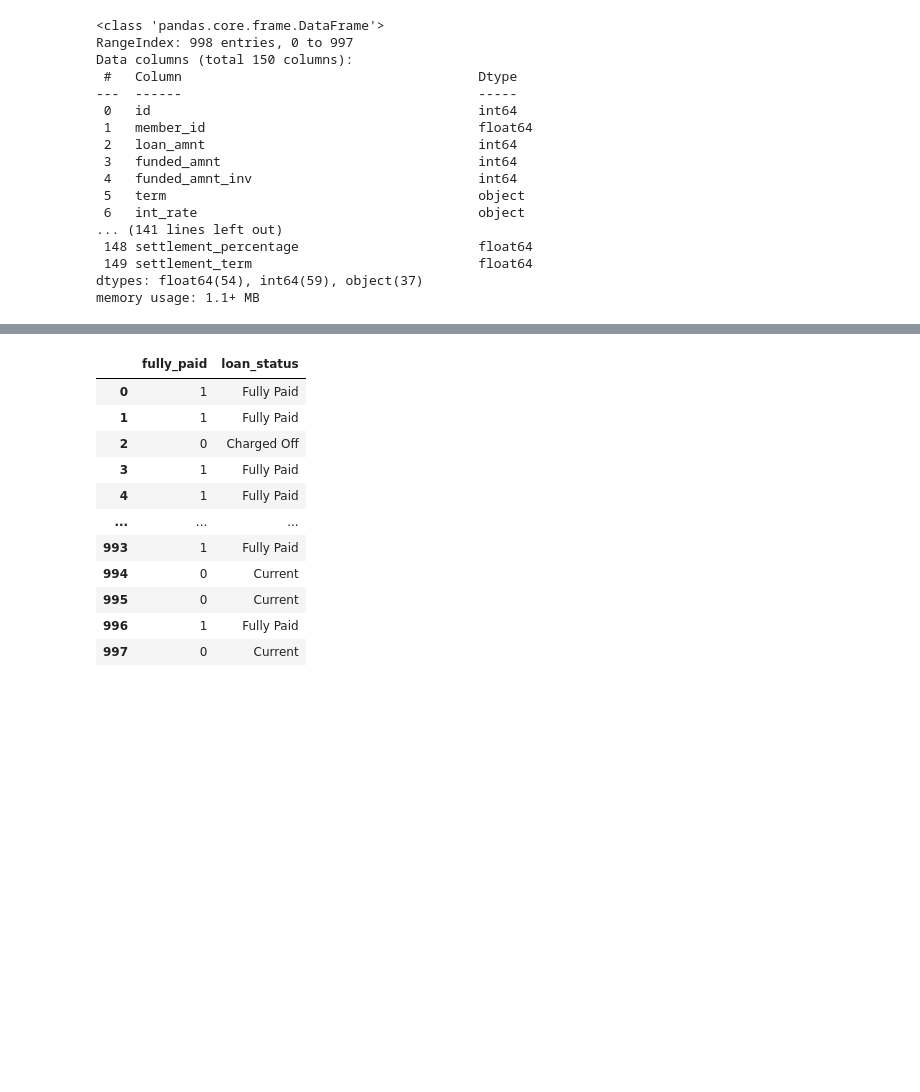
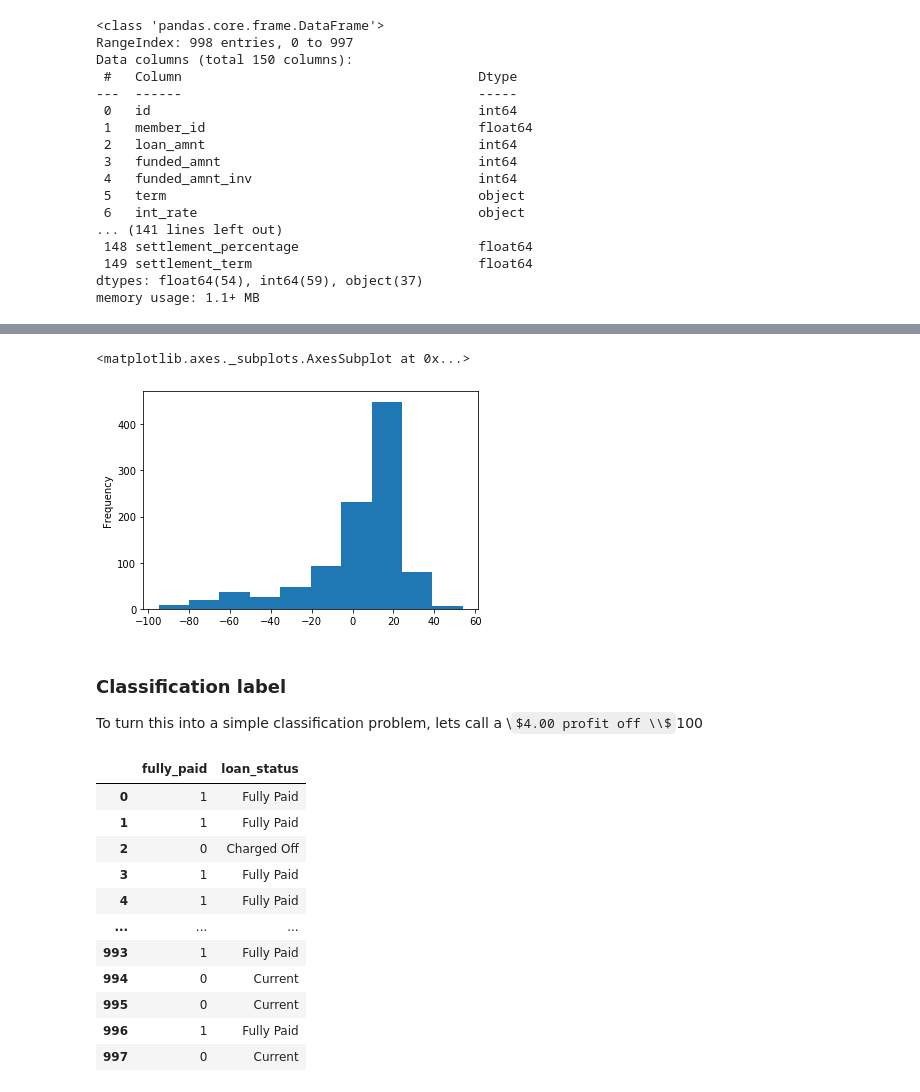
Before and after one commit to PipCourbois/LendingClubModels, a Jupyter notebook: LendingClub_EDA_and_Training.ipynb, the cells around one changed output, grey strips where cells are left out. Cells and saved outputs as stored; diff of their text form; code cells hidden in the pictures; some formulas as TeX source; blank space fills up the shorter version.

```diff
--- a/LendingClub_EDA_and_Training.ipynb
+++ b/LendingClub_EDA_and_Training.ipynb
@@ -53,0 +74,2 @@ memory usage: 1.1+ MB
+# %%
+LC_raw['roi']=(LC_raw.total_pymnt/LC_raw.loan_amnt - 1) * 100
@@ -54 +91,10 @@ memory usage: 1.1+ MB
+# %%
+LC_raw.roi.plot.hist()
+# %% [output]
+<matplotlib.axes._subplots.AxesSubplot at 0x...>
+[figure, added]
+# %% [markdown]
+### Classification label
+
+To turn this into a simple classification problem, lets call a \\$4.00 profit off \\$100
 # %%
```
Also changed, not shown: parts of 6 cells of this notebook.
